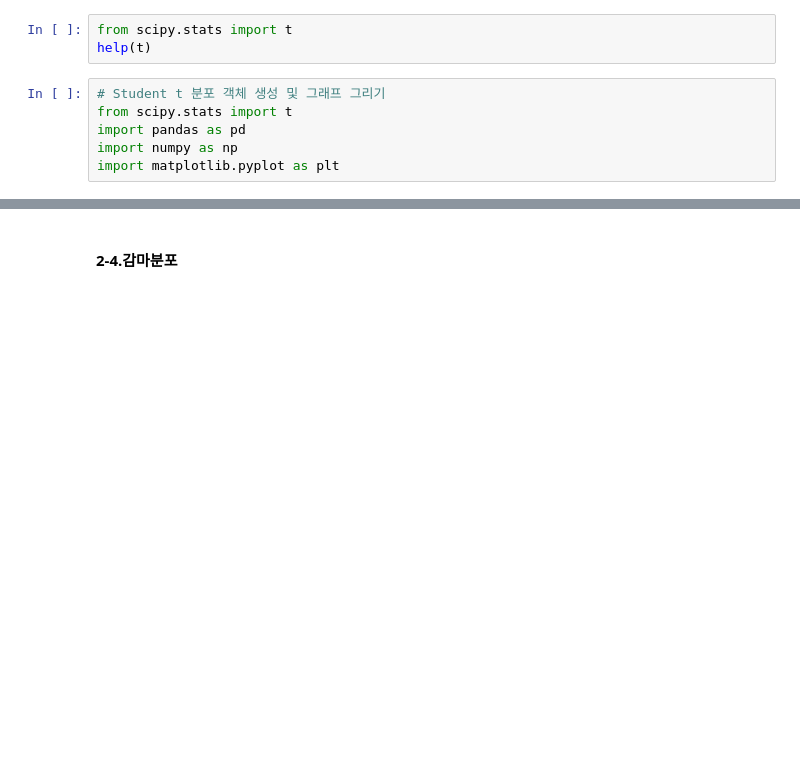
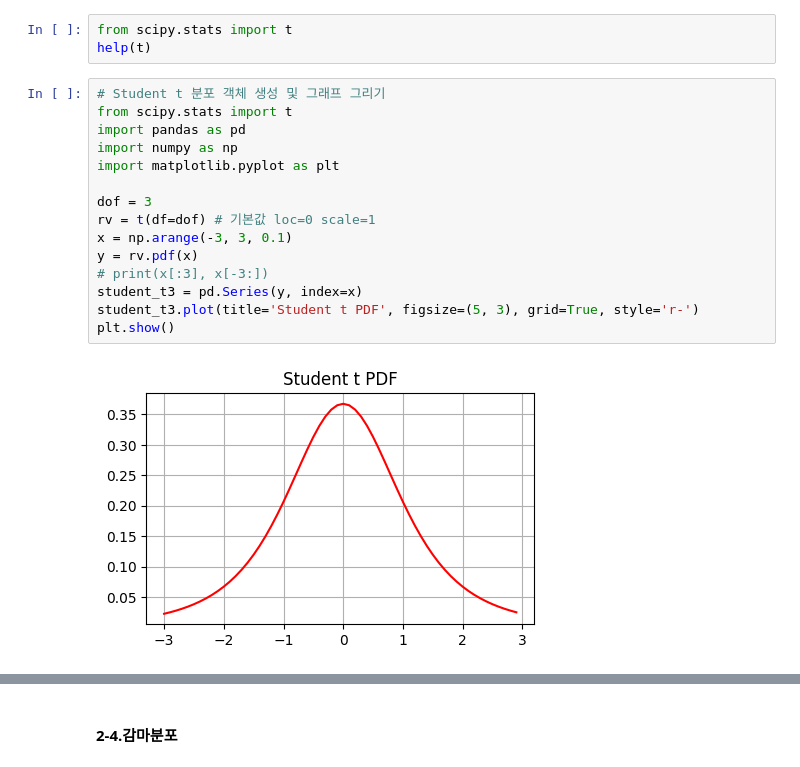
Before and after one commit to localtic/bigdata, a Jupyter notebook: Bigdata_S5_Scipy라이브러리_LAB.ipynb, the cells around one changed output, grey strips where cells are left out. Drawn from its saved outputs; the diff is of its cells as text; blank space fills up the shorter version.

```diff
--- a/Bigdata_S5_Scipy라이브러리_LAB.ipynb
+++ b/Bigdata_S5_Scipy라이브러리_LAB.ipynb
@@ -141,9 +208,20 @@ help(t)
 # %%
 # Student t 분포 객체 생성 및 그래프 그리기
 from scipy.stats import t
 import pandas as pd
 import numpy as np
 import matplotlib.pyplot as plt
+
+dof = 3
+rv = t(df=dof) # 기본값 loc=0 scale=1
+x = np.arange(-3, 3, 0.1)
+y = rv.pdf(x)
+# print(x[:3], x[-3:])
+student_t3 = pd.Series(y, index=x)
+student_t3.plot(title='Student t PDF', figsize=(5, 3), grid=True, style='r-')
+plt.show()
+# %% [output]
+[figure, added]
 # %%
 # 표준정규분포와 스튜던트 t 분표 비교
 from scipy.stats import norm, t
```
Also changed, not shown: parts of 56 cells of this notebook.
